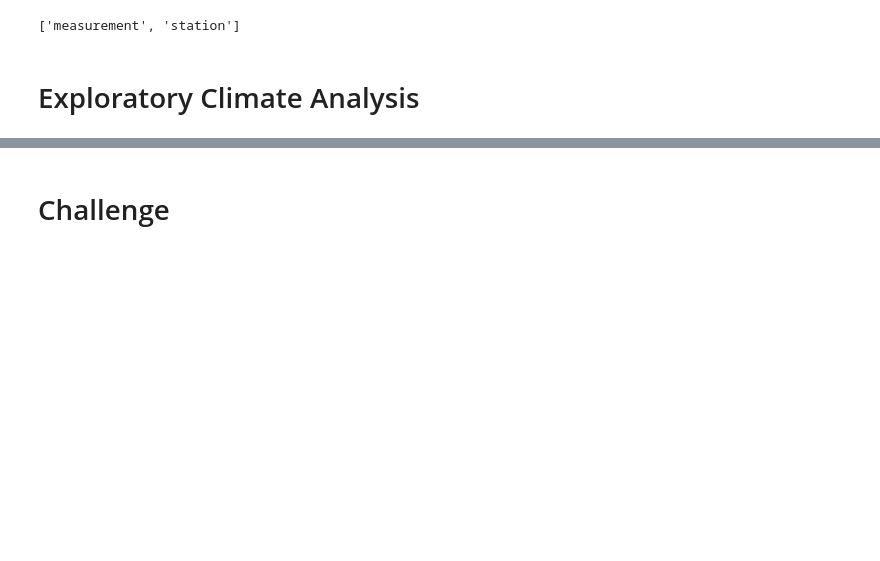
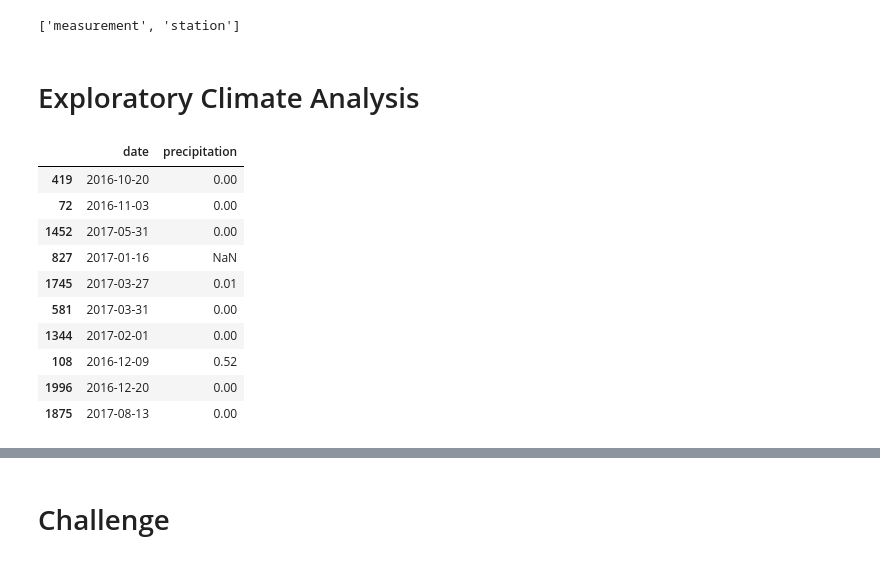
Before and after one commit to samuelvannoppen/Surfs_Up-Analysis, a Jupyter notebook: climate_analysis.ipynb, the cells around one changed output, grey strips where cells are left out. Cells and saved outputs as stored; diff of their text form; code cells hidden in the pictures; blank space fills up the shorter version.

```diff
--- a/climate_analysis.ipynb
+++ b/climate_analysis.ipynb
@@ -65,0 +56,23 @@ session = Session(engine)
+# %%
+# Performing a query to retrieve the data and precipitation scores.
+# Creating empty variable to store results of query.
+results = []
+
+# Setting parameters for measurements table of date and preciptation for last year.
+results = session.query(Measurement.date, Measurement.prcp).filter(Measurement.date >= prev_year).all()
+
+# Creating dataframe to store results variable
+weather_df = pd.DataFrame(results, columns = ['date','precipitation'])
+weather_df.sample(10)
+# %% [output]
+|  | date | precipitation |
+| 419 | 2016-10-20 | 0.00 |
+| 72 | 2016-11-03 | 0.00 |
+| 1452 | 2017-05-31 | 0.00 |
+| 827 | 2017-01-16 | NaN |
+| 1745 | 2017-03-27 | 0.01 |
+| 581 | 2017-03-31 | 0.00 |
+| 1344 | 2017-02-01 | 0.00 |
+| 108 | 2016-12-09 | 0.52 |
+| 1996 | 2016-12-20 | 0.00 |
+| 1875 | 2017-08-13 | 0.00 |
```
Also changed, not shown: parts of 9 cells of this notebook.
